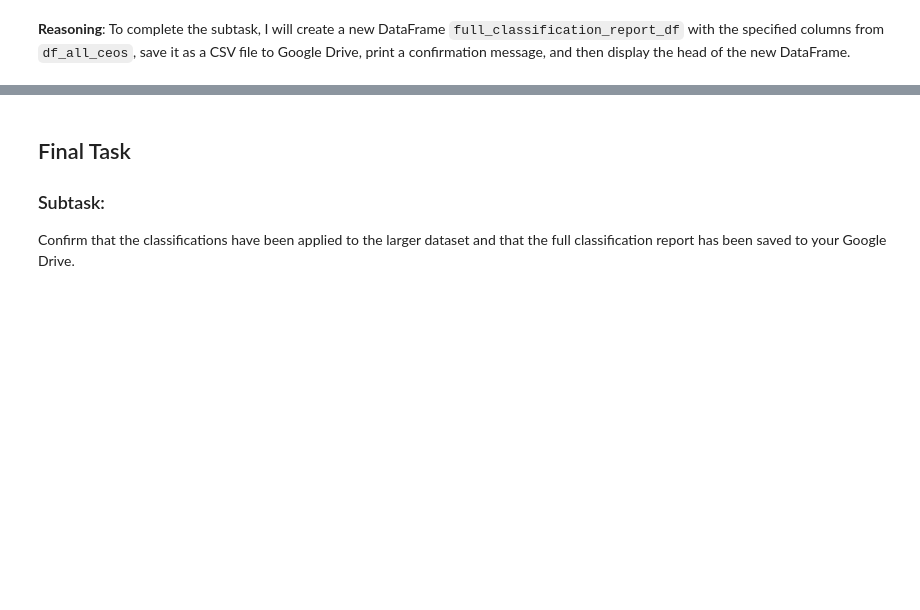
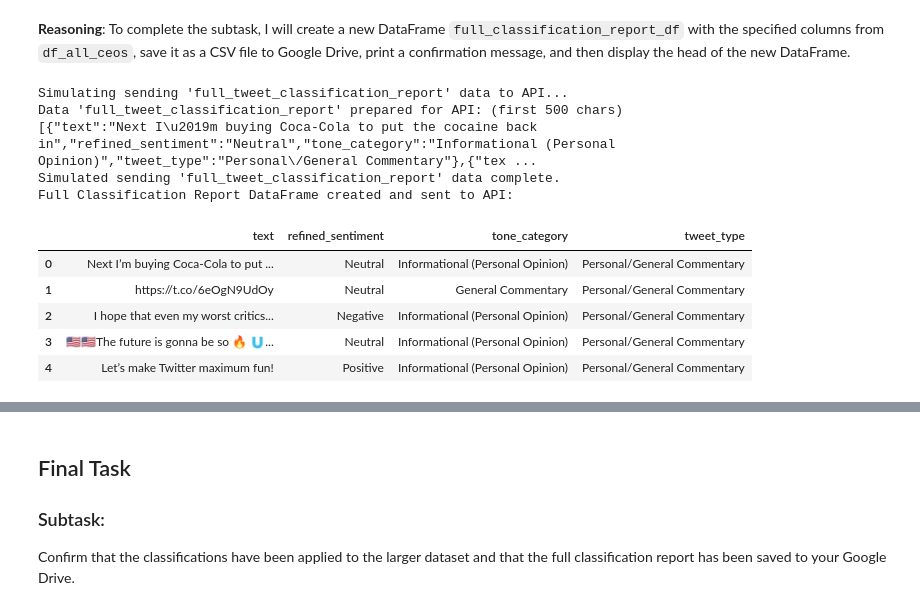
Before and after one commit to ddahlgren11/MoneyMaker, a Jupyter notebook: actualcapstone.ipynb, the cells around one changed output, grey strips where cells are left out. Cells and saved outputs as stored; diff of their text form; code cells hidden in the pictures; blank space fills up the shorter version.

```diff
--- a/actualcapstone.ipynb
+++ b/actualcapstone.ipynb
@@ -440,8 +541,20 @@ To complete the subtask, I will create a new DataFrame `full_classification_repo
 # %%
 full_classification_report_df = df_all_ceos[['text', 'refined_sentiment', 'tone_category', 'tweet_type']]
 
-# Save the DataFrame to a CSV file in Google Drive
-full_classification_report_df.to_csv('/content/drive/MyDrive/full_tweet_classification_report.csv', index=False)
+# Send the DataFrame to the API
+send_to_api(full_classification_report_df, 'full_tweet_classification_report')
 
-print("Full Classification Report DataFrame created and saved to '/content/drive/MyDrive/full_tweet_classification_report.csv':")
+print("Full Classification Report DataFrame created and sent to API:")
 display(full_classification_report_df.head())
+# %% [output]
+Simulating sending 'full_tweet_classification_report' data to API...
+Data 'full_tweet_classification_report' prepared for API: (first 500 chars)
+[{"text":"Next I\u2019m buying Coca-Cola to put the cocaine back in","refined_sentiment":"Neutral","tone_category":"Informational (Personal Opinion)","tweet_type":"Personal\/General Commentary"},{"tex ...
+Simulated sending 'full_tweet_classification_report' data complete.
+Full Classification Report DataFrame created and sent to API:
+|  | text | refined_sentiment | tone_category | tweet_type |
+| 0 | Next I’m buying Coca-Cola to put ... | Neutral | Informational (Personal Opinion) | Personal/General Commentary |
+| 1 | https://t.co/6eOgN9UdOy | Neutral | General Commentary | Personal/General Commentary |
+| 2 | I hope that even my worst critics... | Negative | Informational (Personal Opinion) | Personal/General Commentary |
+| 3 | 🇺🇸🇺🇸The future is gonna be so 🔥 🇺... | Neutral | Informational (Personal Opinion) | Personal/General Commentary |
+| 4 | Let’s make Twitter maximum fun! | Positive | Informational (Personal Opinion) | Personal/General Commentary |
```
Also changed, not shown: parts of 16 cells of this notebook.
